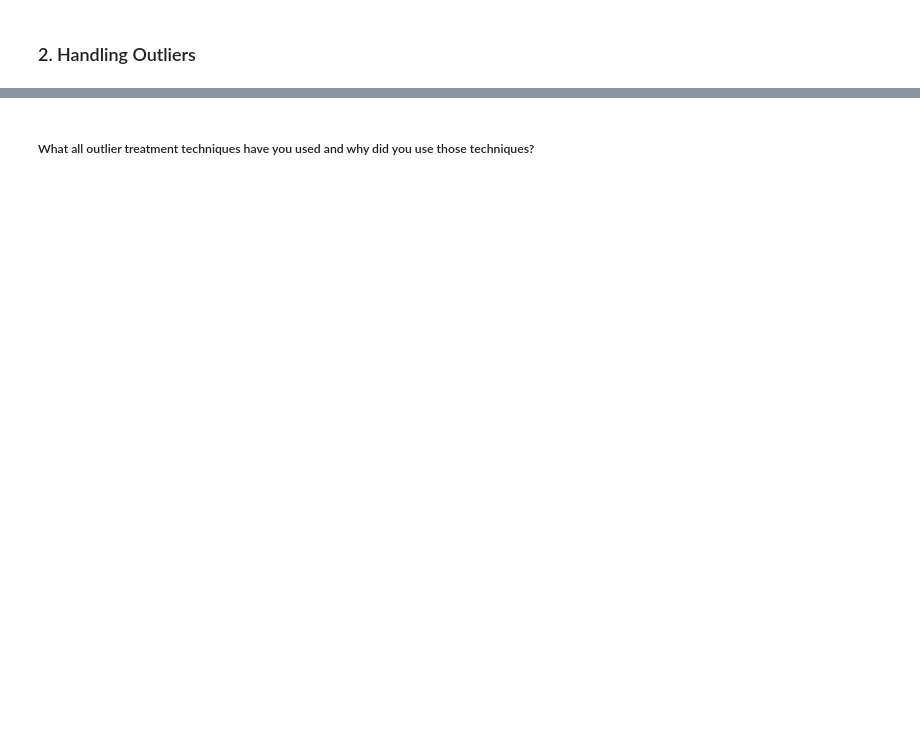
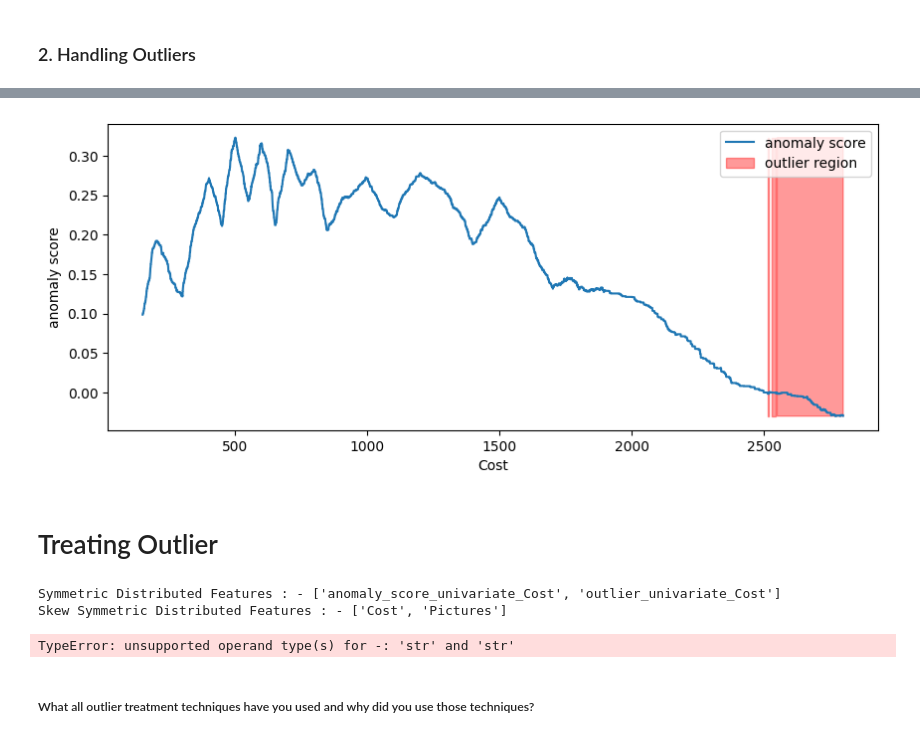
Before and after one commit to rauman43/Zomato-Restaurant-Clustering, a Jupyter notebook: Copy_of_Zomato_Restaurant_Analysis.ipynb, the cells around one changed output, grey strips where cells are left out. Saved outputs shown, nothing was run; the diff lists cells and outputs as text; code cells hidden in the pictures; blank space fills up the shorter version.

```diff
--- a/Copy_of_Zomato_Restaurant_Analysis.ipynb
+++ b/Copy_of_Zomato_Restaurant_Analysis.ipynb
@@ -1123,0 +1281,44 @@ Answer Here.
+# %%
+#isolation forest for anamoly detection on cost
+isolation_forest = IsolationForest(n_estimators=100, contamination=0.01)
+isolation_forest.fit(merged_df['Cost'].values.reshape(-1, 1))
+merged_df['anomaly_score_univariate_Cost'] = isolation_forest.decision_function(merged_df['Cost'].values.reshape(-1, 1))
+merged_df['outlier_univariate_Cost'] = isolation_forest.predict(merged_df['Cost'].values.reshape(-1, 1))
+# %%
+#chart to visualize outliers
+xx = np.linspace(merged_df['Cost'].min(), merged_df['Cost'].max(), len(merged_df)).reshape(-1,1)
+anomaly_score = isolation_forest.decision_function(xx)
+outlier = isolation_forest.predict(xx)
+plt.figure(figsize=(10,4))
+plt.plot(xx, anomaly_score, label='anomaly score')
+plt.fill_between(xx.T[0], np.min(anomaly_score), np.max(anomaly_score),
+where=outlier==-1, color='r',
+alpha=.4, label='outlier region')
+plt.legend()
+plt.ylabel('anomaly score')
+plt.xlabel('Cost')
+plt.show();
+# %% [output]
+[figure, added]
+# %% [markdown]
+# Treating Outlier
+# %%
+
+# Handling Outliers & Outlier treatments
+# To separate the symmetric distributed features and skew symmetric distributed features
+symmetric_feature=[]
+non_symmetric_feature=[]
+for i in merged_df.describe().columns:
+  if abs(merged_df[i].mean()-merged_df[i].median())<0.2:
+    symmetric_feature.append(i)
+  else:
+    non_symmetric_feature.append(i)
+
+# Getting Symmetric Distributed Features
+print("Symmetric Distributed Features : -",symmetric_feature)
+
+# Getting Skew Symmetric Distributed Features
+print("Skew Symmetric Distributed Features : -",non_symmetric_feature)
+# %% [output]
+Symmetric Distributed Features : - ['anomaly_score_univariate_Cost', 'outlier_univariate_Cost']
+Skew Symmetric Distributed Features : - ['Cost', 'Pictures']
@@ -1124,2 +1335,13 @@ Answer Here.
+# %%
+# Restricting the data to lower and upper boundary for cost in hotel dataset
+#lower limit capping
+
+
+meta_df_1.loc[meta_df_1['Cost']<= outlier_treatment_skew(df=meta_df_1, feature='Cost')[1], 'Cost']=outlier_treatment_skew(df=meta_df_1,feature='Cost')[1]
+
+#upper limit capping
+meta_df_1.loc[meta_df_1['Cost']>= outlier_treatment_skew(df=meta_df_1, feature='Cost')[0], 'Cost']=outlier_treatment_skew(df=meta_df_1,feature='Cost')[0]
+# %% [output]
+TypeError: unsupported operand type(s) for -: 'str' and 'str'
 # %% [markdown]
 ##### What all outlier treatment techniques have you used and why did you use those techniques?
```
Also changed, not shown: parts of 130 cells of this notebook.
